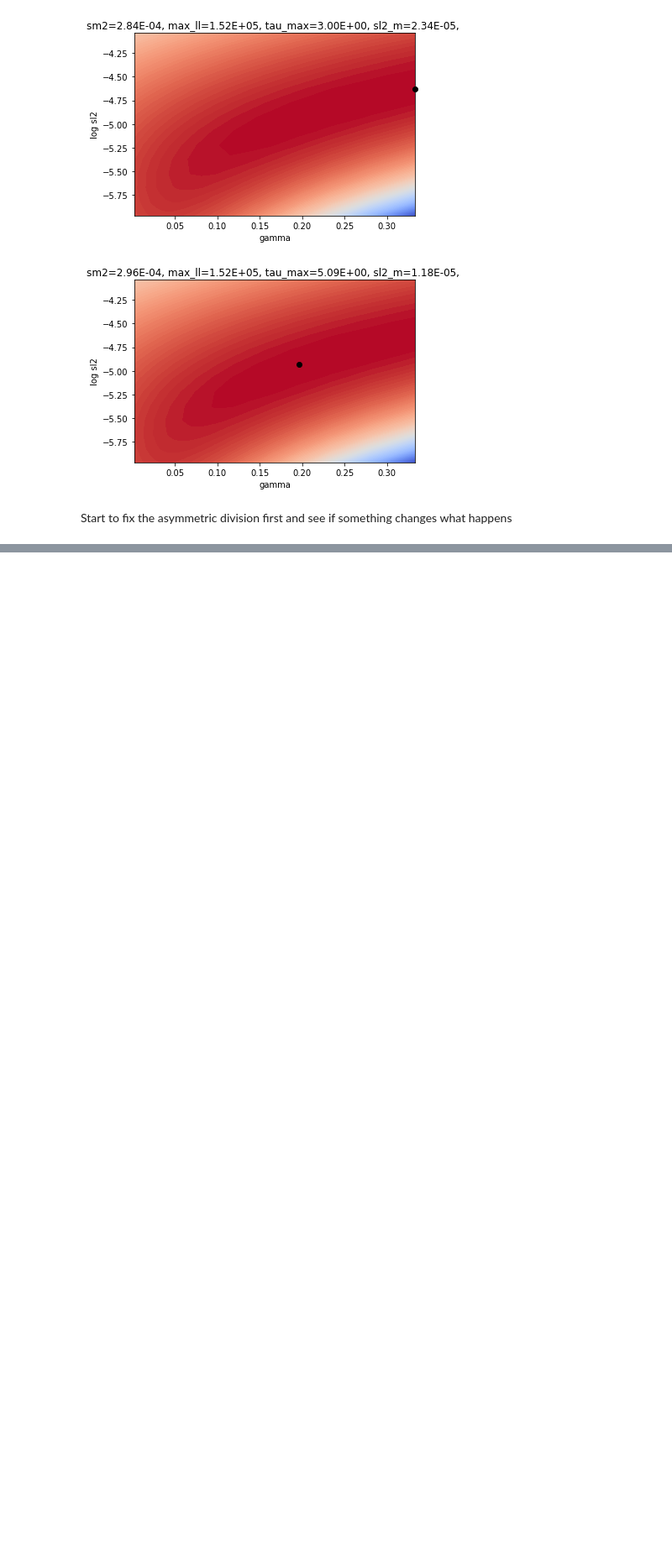
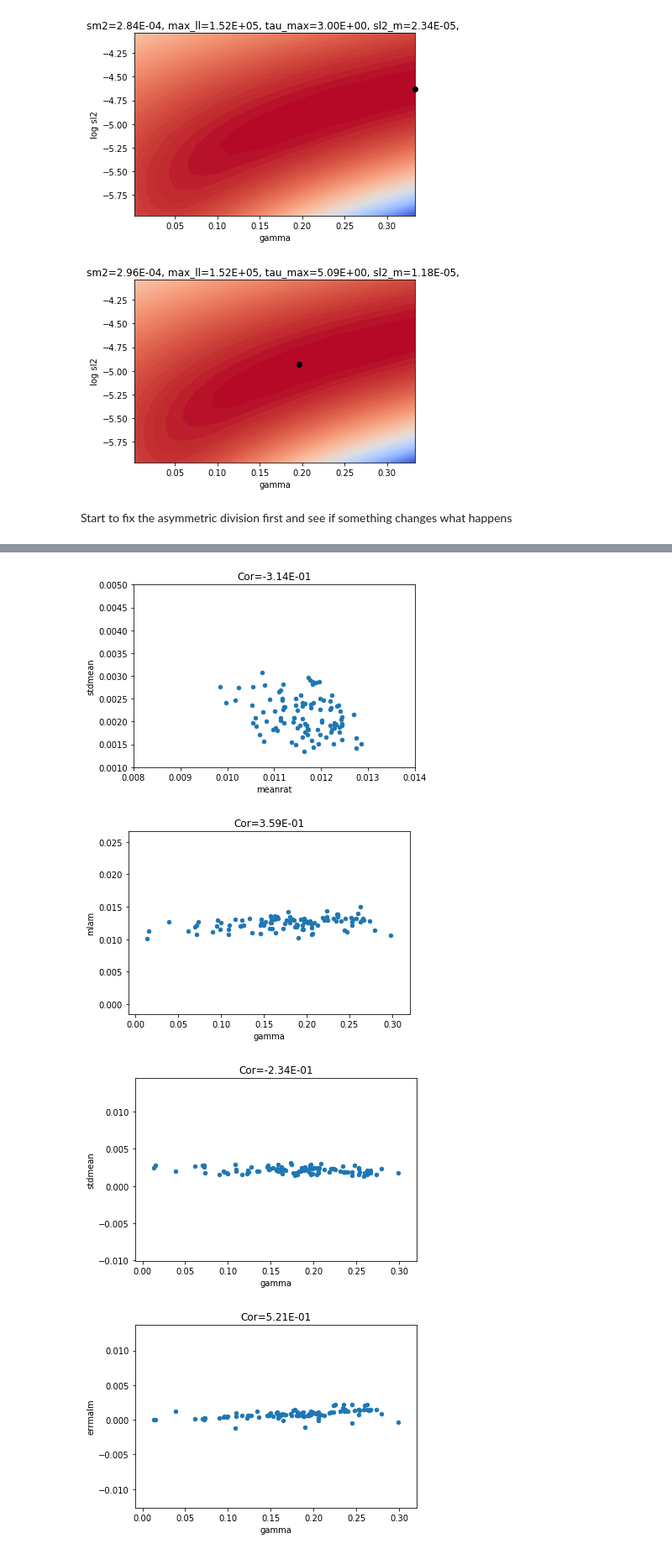
Before and after one commit to fioriathos/moma_predictions, a Jupyter notebook: 08012020_why_doesnt_work.ipynb, the cells around one changed output, grey strips where cells are left out. Shown at 84% size. Saved outputs shown, nothing was run; the diff lists cells and outputs as text; code cells hidden in the pictures; blank space fills up the shorter version.

```diff
--- a/08012020_why_doesnt_work.ipynb
+++ b/08012020_why_doesnt_work.ipynb
@@ -1252,0 +1343,8 @@ Start to fix the asymmetric division first and see if something changes what hap
+# %%
+dfr = pd.merge(partre,foo2,on='lane_ID')
+# %%
+dfr = dfr.loc[dfr['gamma']<0.3]
+# %%
+dfr = dfr.rename(columns={'stdrat_x':'stdr2','stdrat_y':'stdmean'})
+# %%
+dfr['errmalm'] = dfr['mlam']-dfr['meanrat']
@@ -1252,0 +1357,18 @@ Start to fix the asymmetric division first and see if something changes what hap
+# %%
+dfr.plot.scatter(x='meanrat',y='stdmean')
+_=plt.xlim([0.008,0.014])
+_=plt.ylim([0.001,0.005])
+_=plt.title('Cor={:.2E}'.format(np.corrcoef(dfr['meanrat'],dfr['stdmean'])[0,1]))
+dfr.plot.scatter(x='gamma',y='mlam')
+_=plt.title('Cor={:.2E}'.format(np.corrcoef(dfr['gamma'],dfr['mlam'])[0,1]))
+dfr.plot.scatter(x='gamma',y='stdmean')
+_=plt.title('Cor={:.2E}'.format(np.corrcoef(dfr['gamma'],dfr['stdmean'])[0,1]))
+dfr.plot.scatter(x='gamma',y='errmalm')
+_=plt.title('Cor={:.2E}'.format(np.corrcoef(dfr['gamma'],dfr['errmalm'])[0,1]))
+dfr.plot.scatter(x='gamma',y='meanr2')
+_=plt.title('Cor={:.2E}'.format(np.corrcoef(dfr['gamma'],dfr['meanr2'])[0,1]))
+# %% [output]
+[figure, added]
+[figure, added]
+[figure, added]
+[figure, added]
```
Also changed, not shown: parts of 34 cells of this notebook, 1 other file.
